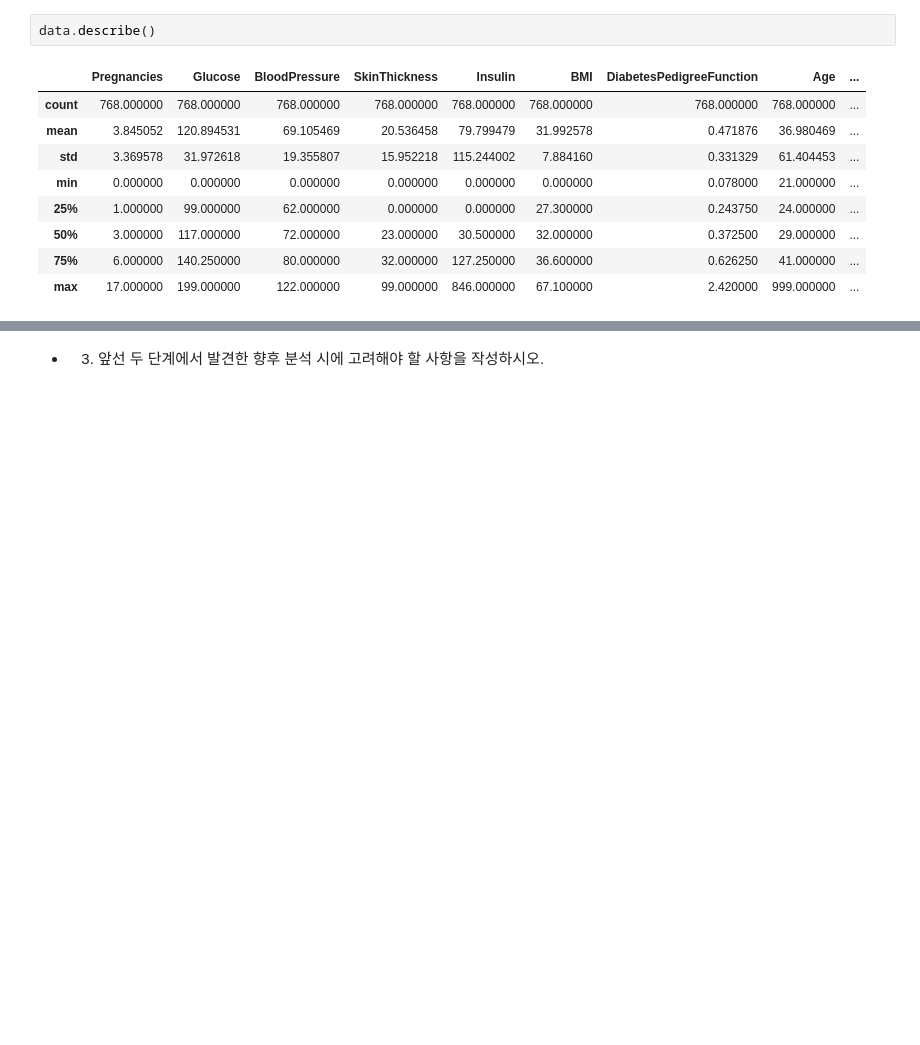
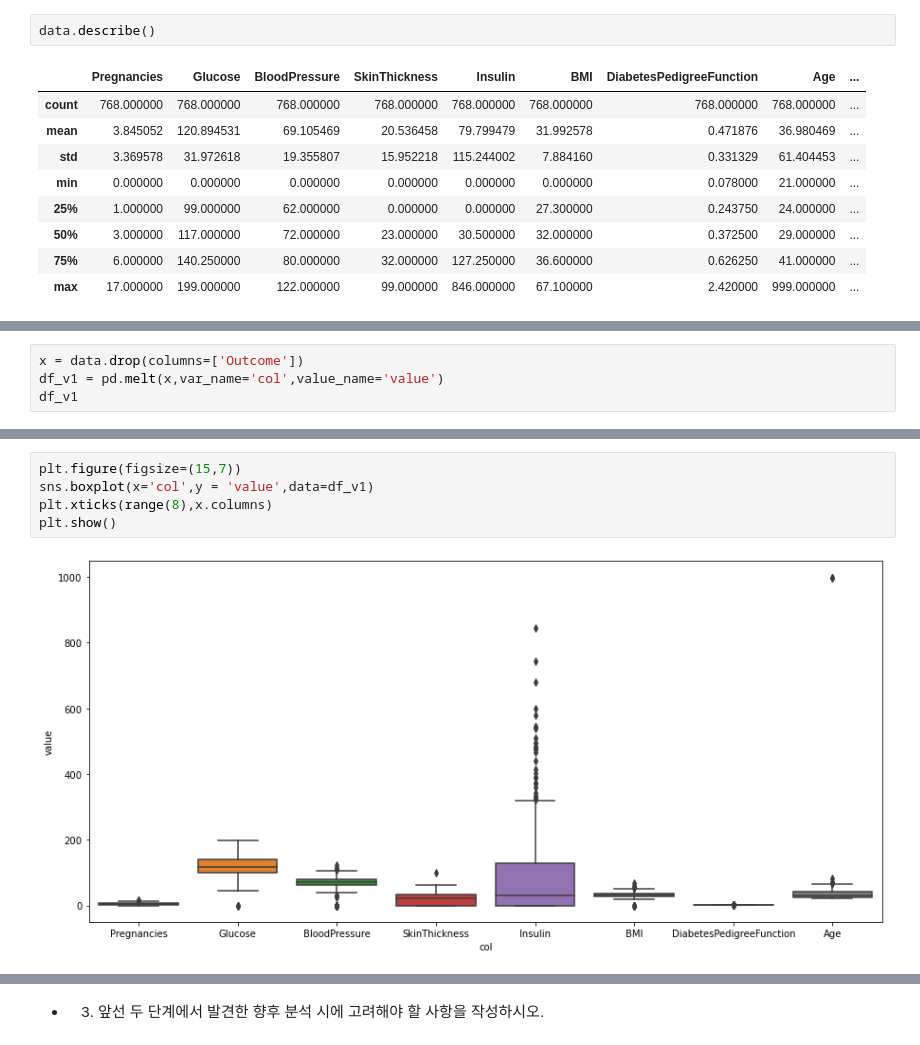
Before and after one commit to suhyehye/ADP-study, a Jupyter notebook: 파이썬한권으로끝내기/모의고사/2회/2-1.머신러닝.ipynb, the cells around one changed output, grey strips where cells are left out. Saved outputs shown, nothing was run; the diff lists cells and outputs as text; blank space fills up the shorter version.

```diff
--- a/파이썬한권으로끝내기/모의고사/2회/2-1.머신러닝.ipynb
+++ b/파이썬한권으로끝내기/모의고사/2회/2-1.머신러닝.ipynb
@@ -146,0 +115,4 @@ for col in data_outliers:
+# %%
+x = data.drop(columns=['Outcome'])
+df_v1 = pd.melt(x,var_name='col',value_name='value')
+df_v1
@@ -146,0 +133,7 @@ for col in data_outliers:
+# %%
+plt.figure(figsize=(15,7))
+sns.boxplot(x='col',y = 'value',data=df_v1)
+plt.xticks(range(8),x.columns)
+plt.show()
+# %% [output]
+[figure, added]
```
Also changed, not shown: parts of 39 cells of this notebook, 1 other file.
